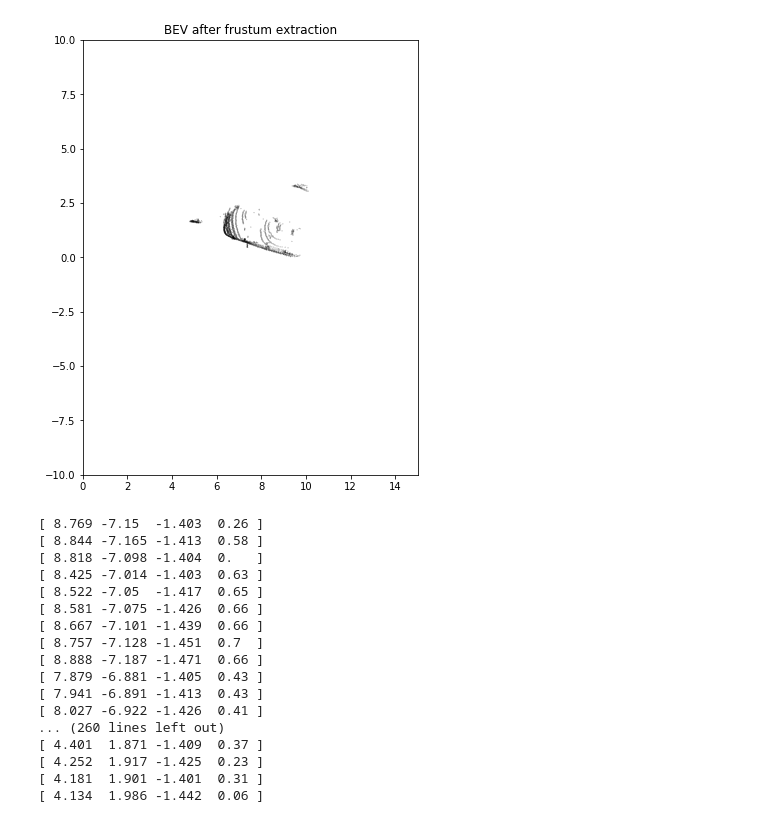
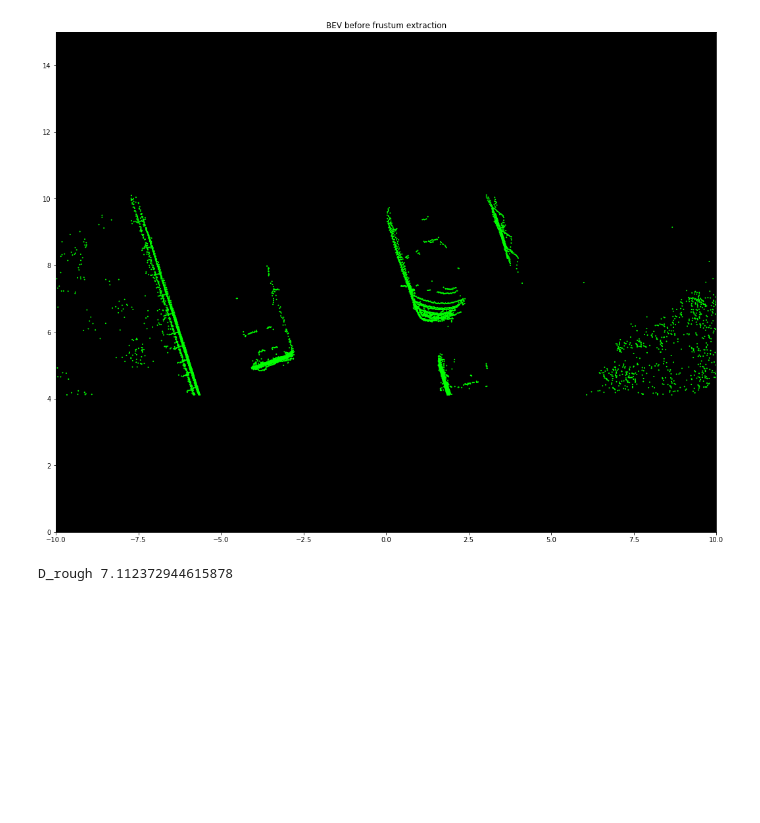
Before and after one commit to jingtianyilong/PyTorch-YOLOv3, a Jupyter notebook: Visulize BEV.ipynb, the cells around one changed output. Drawn from its saved outputs; the diff is of its cells as text; code cells hidden in the pictures; blank space fills up the shorter version.

```diff
--- a/Visulize BEV.ipynb
+++ b/Visulize BEV.ipynb
@@ -64,46 +124,22 @@ if detections[0] is not None:
 # %%
 for detection in detections_with_distance:
-    img_id = 8
-    img_path = 'examples/000008.png'
     detection = detection.numpy()
-    img_size_after_resize = img_size
-    lidar_path = '%straining/velodyne/%06d.bin' % (kitti_path, img_id)
-    calib = calibread('%straining/calib/%06d.txt' % (kitti_path, img_id))
-    img = cv2.imread('/home/zijieguo/project/PyTorch-YOLOv3/examples/%06d.png' % img_id, cv2.IMREAD_UNCHANGED)
-    # img = cv2.imread(img_path, cv2.IMREAD_UNCHANGED)
-    img_width_orig = img.shape[1]
+    point_cloud = np.fromfile(lidar_path, dtype=np.float32).reshape(-1, 4)
 
-    img_height_orig = img.shape[0]
-
-    pad_x = max(img_height_orig - img_width_orig, 0) * (img_size_after_resize / max(img_width_orig, img_height_orig))
-    pad_y = max(img_width_orig - img_height_orig, 0) * (img_size_after_resize / max(img_width_orig, img_height_orig))
-
-    # Image height and width after padding is removed
-    unpad_h = img_size_after_resize - pad_y
-    unpad_w = img_size_after_resize - pad_x
     box_h = ((detection[3] - detection[1]) / unpad_h) * img_height_orig
     box_w = ((detection[2] - detection[0]) / unpad_w) * img_width_orig
     v_upper = ((detection[1] - pad_y // 2) / unpad_h) * img_height_orig
     u_left = ((detection[0] - pad_x // 2) / unpad_w) * img_width_orig
     v_bottom = v_upper + box_h
     u_right = u_left + box_w
-
-    point_cloud = np.fromfile(lidar_path, dtype=np.float32).reshape(-1, 4)
-    # detections with shape: (x1, y1, x2, y2, object_conf, class_score, class_pred)
-
-    P2 = calib["P2"] # 3x4 matris projection matrix after rectification
-    # （u,v,1） = dot(P2, (x,y,z,1))
-    Height_of_camera = 1.65
-    fu = P2[0][0]  # for horizontal position
-    fv = P2[1][1]
     D_rough = Height_of_camera * fv / (v_bottom - img_height_orig/2)
-
     if D_rough > 0:
         # remove points that are located behind the camera:
         point_cloud = point_cloud[point_cloud[:, 0] > (D_rough - 3), :]
         # remove points that are located too far away from the camera:
         point_cloud = point_cloud[point_cloud[:, 0] < min(80, D_rough + 3), :]
         point_cloud = point_cloud[point_cloud[:,2] > -1.5,:]
+        point_cloud = point_cloud[point_cloud[:,2] < -0.5,:]
 
         ########################################################################
         # point_cloud               n x 4   original xyzr value before cali in velo coordinate
@@ -180,35 +201,0 @@ D_rough 7.112372944615878
-# %%
-f2 = plt.figure(figsize=(6, 8))
-ax2 = f2.add_subplot(111)
-ax2.scatter(point_cloud[row_mask,0],point_cloud[row_mask,1],
-            s=0.01, c=[1]*len(point_cloud[row_mask,:]),
-            facecolor='black', cmap='gray')
-ax2.set_title('BEV after frustum extraction')
-ax2.set_xlim(0,15)
-ax2.set_ylim(-10,10)
-plt.savefig('BEV_after_frustum_extraction',format='pdf',dpi=300)
-# %% [output]
-[figure, removed]
-# %%
-f2 = plt.figure(figsize=(10, 6))
-ax2 = f2.add_subplot(111, projection='3d')
-ax.scatter(*np.transpose(velo_frame[:, axes]), s=0.01, c=velo_frame[:, 3], facecolor='black', cmap='gray')
-# plt.savefig('BE')
-# %% [output]
-[ 8.769 -7.15  -1.403  0.26 ]
-[ 8.844 -7.165 -1.413  0.58 ]
-[ 8.818 -7.098 -1.404  0.   ]
-[ 8.425 -7.014 -1.403  0.63 ]
-[ 8.522 -7.05  -1.417  0.65 ]
-[ 8.581 -7.075 -1.426  0.66 ]
-[ 8.667 -7.101 -1.439  0.66 ]
-[ 8.757 -7.128 -1.451  0.7  ]
-[ 8.888 -7.187 -1.471  0.66 ]
-[ 7.879 -6.881 -1.405  0.43 ]
-[ 7.941 -6.891 -1.413  0.43 ]
-[ 8.027 -6.922 -1.426  0.41 ]
-... (260 lines left out)
-[ 4.401  1.871 -1.409  0.37 ]
-[ 4.252  1.917 -1.425  0.23 ]
-[ 4.181  1.901 -1.401  0.31 ]
-[ 4.134  1.986 -1.442  0.06 ]
@@ -214,0 +204,6 @@ ax.scatter(*np.transpose(velo_frame[:, axes]), s=0.01, c=velo_frame[:, 3], facec
+# %%
+drawBEV(point_cloud,(0,1,0))
+print('D_rough',D_rough)
+# %% [output]
+[figure, added]
+D_rough 7.112372944615878
```
Also changed, not shown: parts of 10 cells of this notebook, 2 other files.
